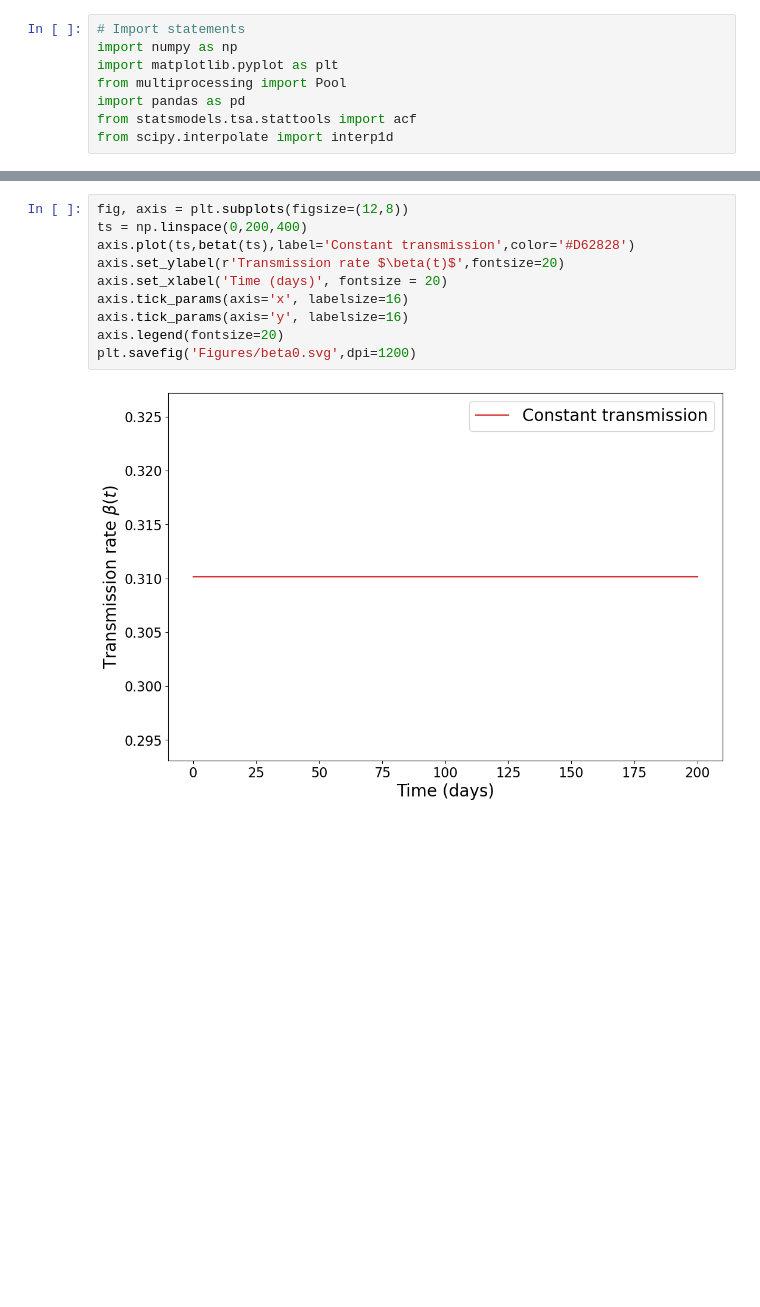
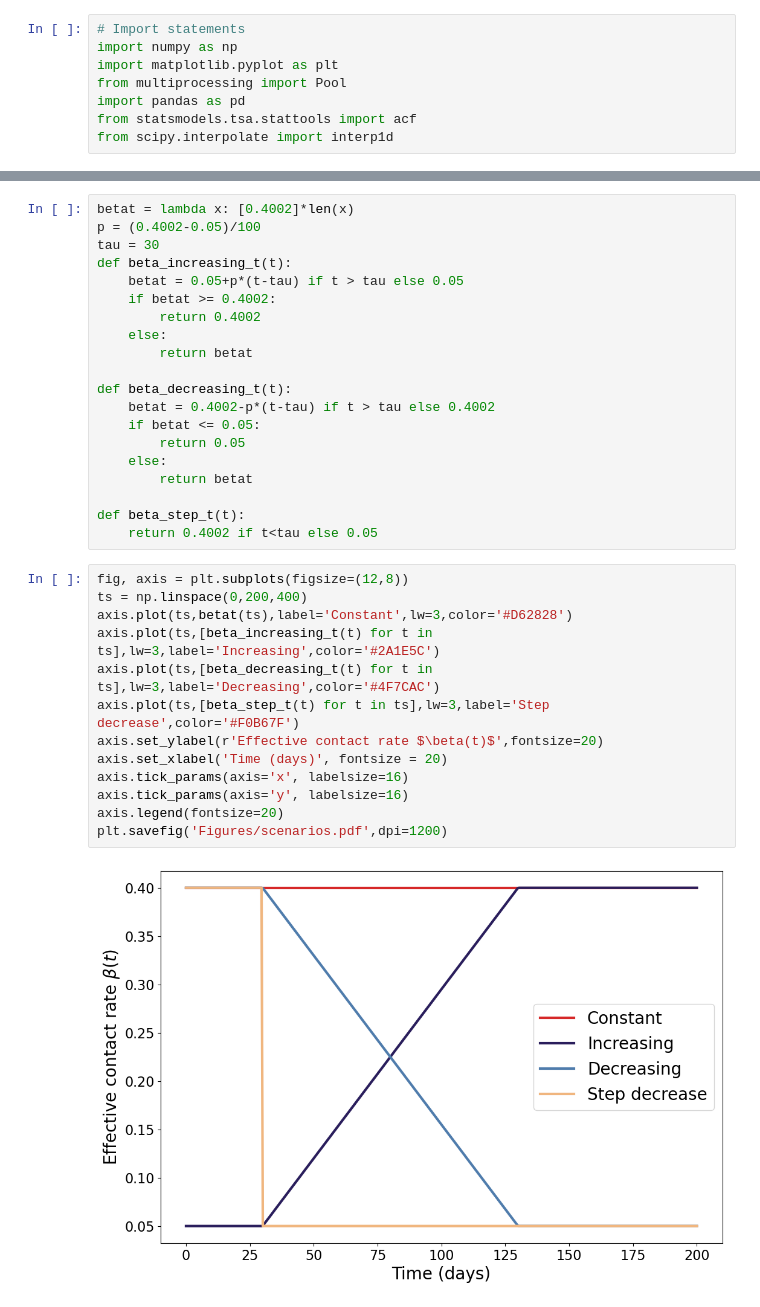
Before and after one commit to joshlooks/COVIDews, a Jupyter notebook: simulations_additional.ipynb, the cells around one changed output, grey strips where cells are left out. Drawn from its saved outputs; the diff is of its cells as text; blank space fills up the shorter version.

```diff
--- a/simulations_additional.ipynb
+++ b/simulations_additional.ipynb
@@ -310,12 +9,35 @@ plt.show()
+# %%
+betat = lambda x: [0.4002]*len(x)
+p = (0.4002-0.05)/100
+tau = 30
+def beta_increasing_t(t):
+    betat = 0.05+p*(t-tau) if t > tau else 0.05
+    if betat >= 0.4002:
+        return 0.4002
+    else:
+        return betat
+
+def beta_decreasing_t(t):
+    betat = 0.4002-p*(t-tau) if t > tau else 0.4002
+    if betat <= 0.05:
+        return 0.05
+    else:
+        return betat
+
+def beta_step_t(t):
+    return 0.4002 if t<tau else 0.05
 # %%
 fig, axis = plt.subplots(figsize=(12,8))
 ts = np.linspace(0,200,400)
-axis.plot(ts,betat(ts),label='Constant transmission',color='#D62828')
-axis.set_ylabel(r'Transmission rate $\beta(t)$',fontsize=20)
+axis.plot(ts,betat(ts),label='Constant',lw=3,color='#D62828')
+axis.plot(ts,[beta_increasing_t(t) for t in ts],lw=3,label='Increasing',color='#2A1E5C')
+axis.plot(ts,[beta_decreasing_t(t) for t in ts],lw=3,label='Decreasing',color='#4F7CAC')
+axis.plot(ts,[beta_step_t(t) for t in ts],lw=3,label='Step decrease',color='#F0B67F')
+axis.set_ylabel(r'Effective contact rate $\beta(t)$',fontsize=20)
 axis.set_xlabel('Time (days)', fontsize = 20)
 axis.tick_params(axis='x', labelsize=16)
 axis.tick_params(axis='y', labelsize=16)
 axis.legend(fontsize=20)
-plt.savefig('Figures/beta0.svg',dpi=1200)
+plt.savefig('Figures/scenarios.pdf',dpi=1200)
 # %% [output]
-[figure, old version]
+[figure, new version]
```
Also changed, not shown: parts of 6 cells of this notebook, 15 other files.
